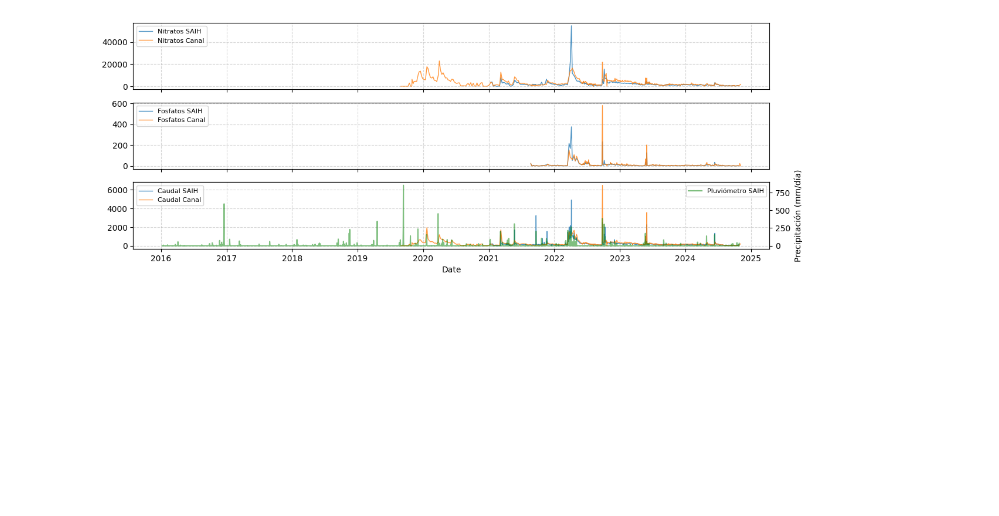
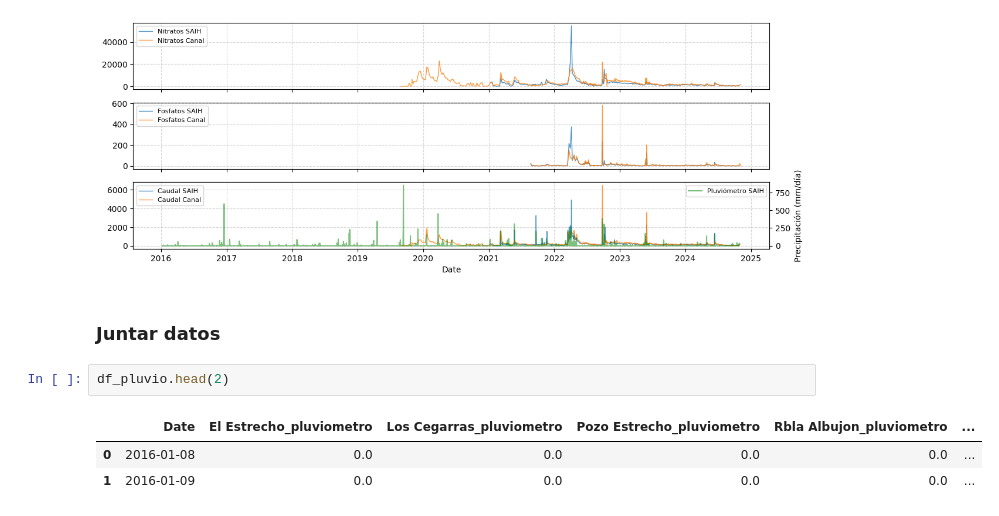
Before and after one commit to Antonio-MI/mar-menor-chl, a Jupyter notebook: Relacion_Pluvio-Nitratos-Temp-Clorofila.ipynb, the cells around one changed output. Cells and saved outputs as stored; diff of their text form; blank space fills up the shorter version.

```diff
--- a/Relacion_Pluvio-Nitratos-Temp-Clorofila.ipynb
+++ b/Relacion_Pluvio-Nitratos-Temp-Clorofila.ipynb
@@ -390,3 +393,11 @@ ax[1].grid(True, linestyle = '--', alpha = 0.5)
 ax[2].grid(True, linestyle = '--', alpha = 0.5)
 # %% [output]
 [figure]
+# %% [markdown]
+### Juntar datos
+# %%
+df_pluvio.head(2)
+# %% [output]
+|  | Date | El Estrecho_pluviometro | Los Cegarras_pluviometro | Pozo Estrecho_pluviometro | Rbla Albujon_pluviometro | ... |
+| 0 | 2016-01-08 | 0.0 | 0.0 | 0.0 | 0.0 | ... |
+| 1 | 2016-01-09 | 0.0 | 0.0 | 0.0 | 0.0 | ... |
```
Also changed, not shown: parts of 12 cells of this notebook, 2 other files.
